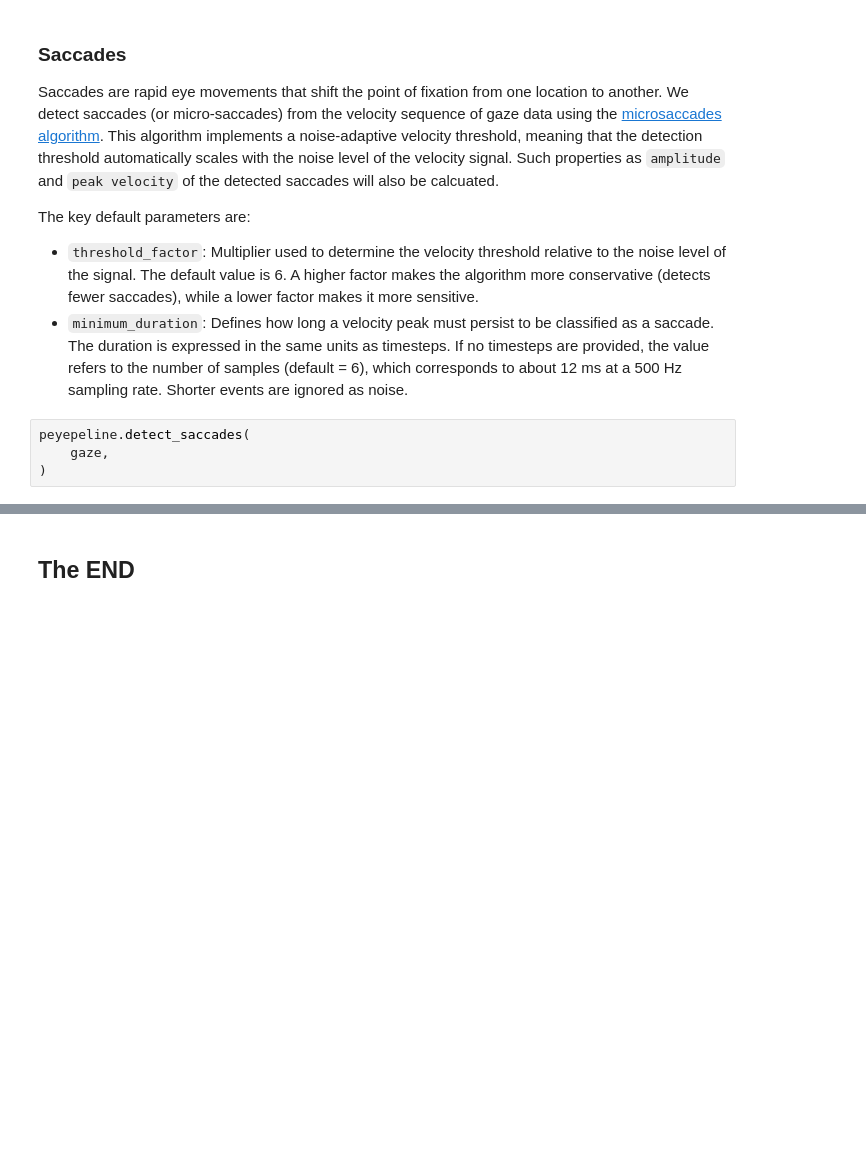
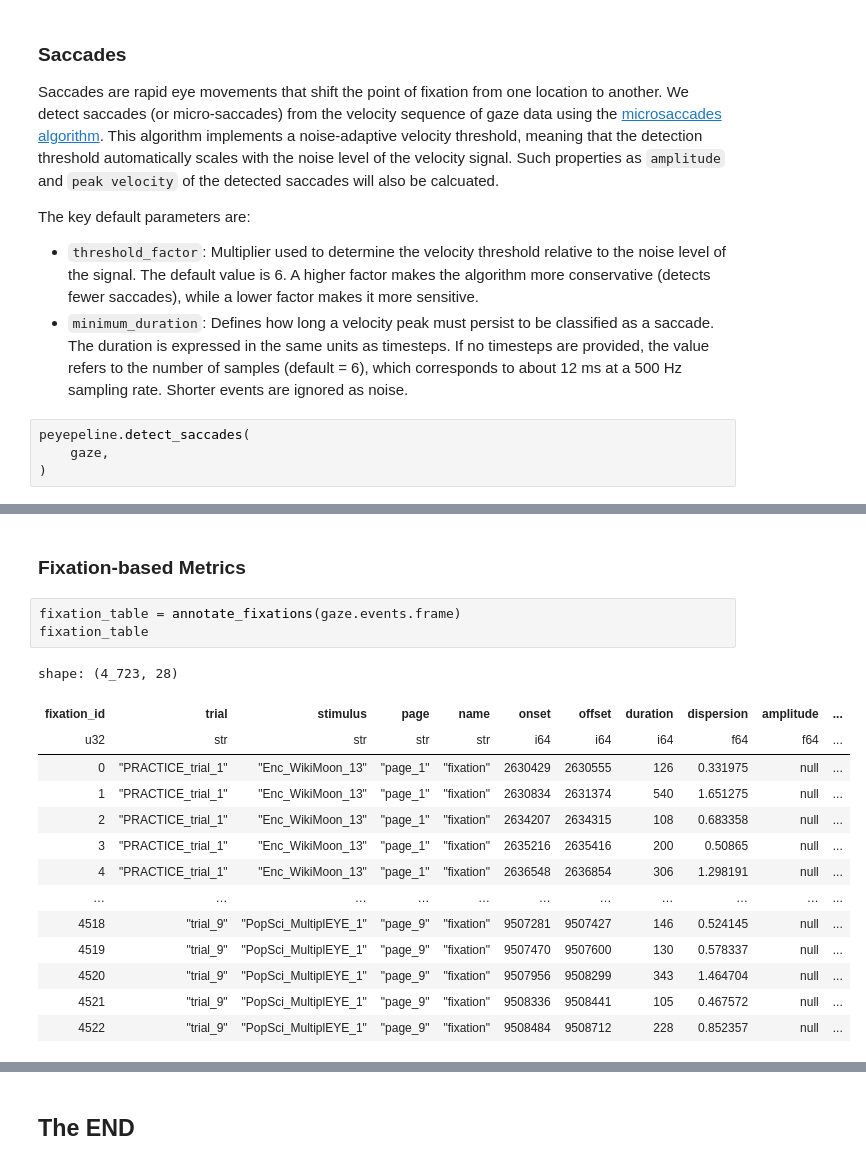
Before and after one commit to MultiplEYE-COST/multipleye-preprocessing, a Jupyter notebook: preprocessing.ipynb, the cells around one changed output, grey strips where cells are left out. Cells and saved outputs as stored; diff of their text form; blank space fills up the shorter version.

```diff
--- a/preprocessing.ipynb
+++ b/preprocessing.ipynb
@@ -235,0 +171,20 @@ multipleye.create_session_overview(sess.session_identifier, path=output_folder)
+# %% [markdown]
+### Fixation-based Metrics
+# %%
+fixation_table = annotate_fixations(gaze.events.frame)
+fixation_table
+# %% [output]
+shape: (4_723, 28)
+| fixation_id | trial | stimulus | page | name | onset | offset | duration | dispersion | amplitude | ... |
+| u32 | str | str | str | str | i64 | i64 | i64 | f64 | f64 | ... |
+| 0 | "PRACTICE_trial_1" | "Enc_WikiMoon_13" | "page_1" | "fixation" | 2630429 | 2630555 | 126 | 0.331975 | null | ... |
+| 1 | "PRACTICE_trial_1" | "Enc_WikiMoon_13" | "page_1" | "fixation" | 2630834 | 2631374 | 540 | 1.651275 | null | ... |
+| 2 | "PRACTICE_trial_1" | "Enc_WikiMoon_13" | "page_1" | "fixation" | 2634207 | 2634315 | 108 | 0.683358 | null | ... |
+| 3 | "PRACTICE_trial_1" | "Enc_WikiMoon_13" | "page_1" | "fixation" | 2635216 | 2635416 | 200 | 0.50865 | null | ... |
+| 4 | "PRACTICE_trial_1" | "Enc_WikiMoon_13" | "page_1" | "fixation" | 2636548 | 2636854 | 306 | 1.298191 | null | ... |
+| … | … | … | … | … | … | … | … | … | … | ... |
+| 4518 | "trial_9" | "PopSci_MultiplEYE_1" | "page_9" | "fixation" | 9507281 | 9507427 | 146 | 0.524145 | null | ... |
+| 4519 | "trial_9" | "PopSci_MultiplEYE_1" | "page_9" | "fixation" | 9507470 | 9507600 | 130 | 0.578337 | null | ... |
+| 4520 | "trial_9" | "PopSci_MultiplEYE_1" | "page_9" | "fixation" | 9507956 | 9508299 | 343 | 1.464704 | null | ... |
+| 4521 | "trial_9" | "PopSci_MultiplEYE_1" | "page_9" | "fixation" | 9508336 | 9508441 | 105 | 0.467572 | null | ... |
+| 4522 | "trial_9" | "PopSci_MultiplEYE_1" | "page_9" | "fixation" | 9508484 | 9508712 | 228 | 0.852357 | null | ... |
```
Also changed, not shown: parts of 38 cells of this notebook, 4 other files.
